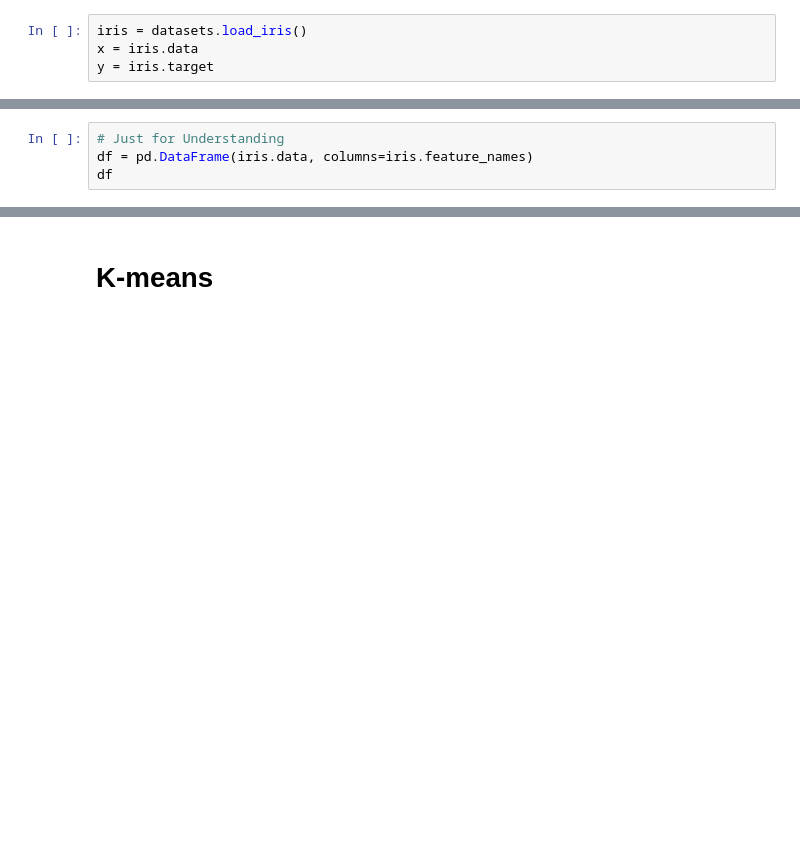
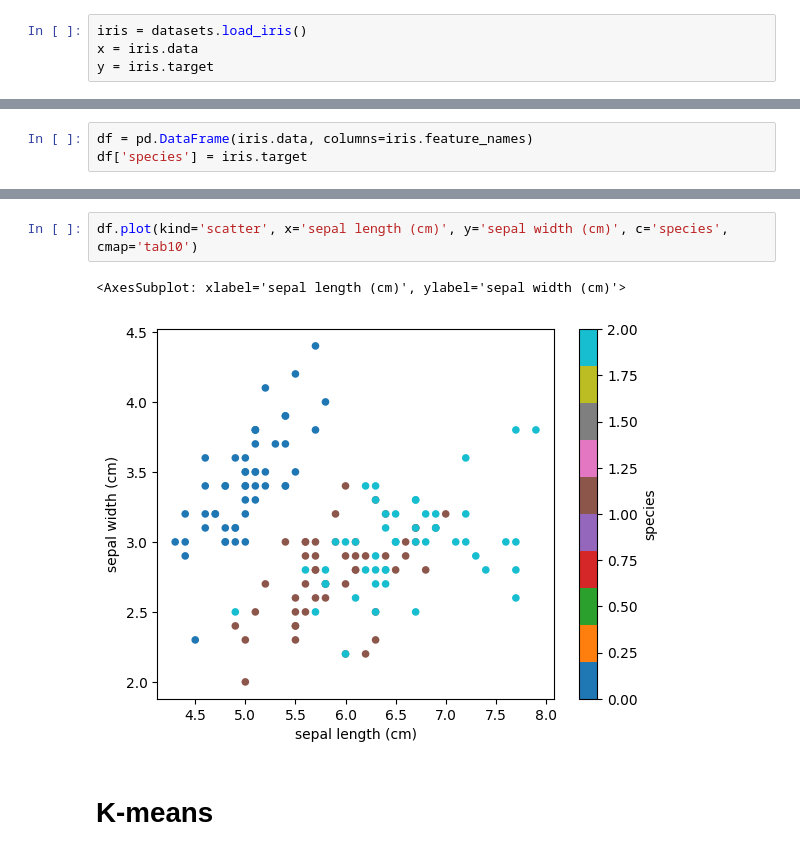
Before and after one commit to Saif-Ur-Rehman99/SaifUrRehman-DEG-007, a Jupyter notebook: Assignment_3.3(Unsupervised_learning)/code.ipynb, the cells around one changed output, grey strips where cells are left out. Saved outputs shown, nothing was run; the diff lists cells and outputs as text; blank space fills up the shorter version.

```diff
--- a/Assignment_3.3(Unsupervised_learning)/code.ipynb
+++ b/Assignment_3.3(Unsupervised_learning)/code.ipynb
@@ -10,4 +14,3 @@ y = iris.target
 # %%
-# Just for Understanding
 df = pd.DataFrame(iris.data, columns=iris.feature_names)
-df
+df['species'] = iris.target
@@ -28,2 +53,7 @@ df
+# %%
+df.plot(kind='scatter', x='sepal length (cm)', y='sepal width (cm)', c='species', cmap='tab10')
+# %% [output]
+<AxesSubplot: xlabel='sepal length (cm)', ylabel='sepal width (cm)'>
+[figure, added]
 # %% [markdown]
 # K-means
```
Also changed, not shown: parts of 19 cells of this notebook, 24 other files.
